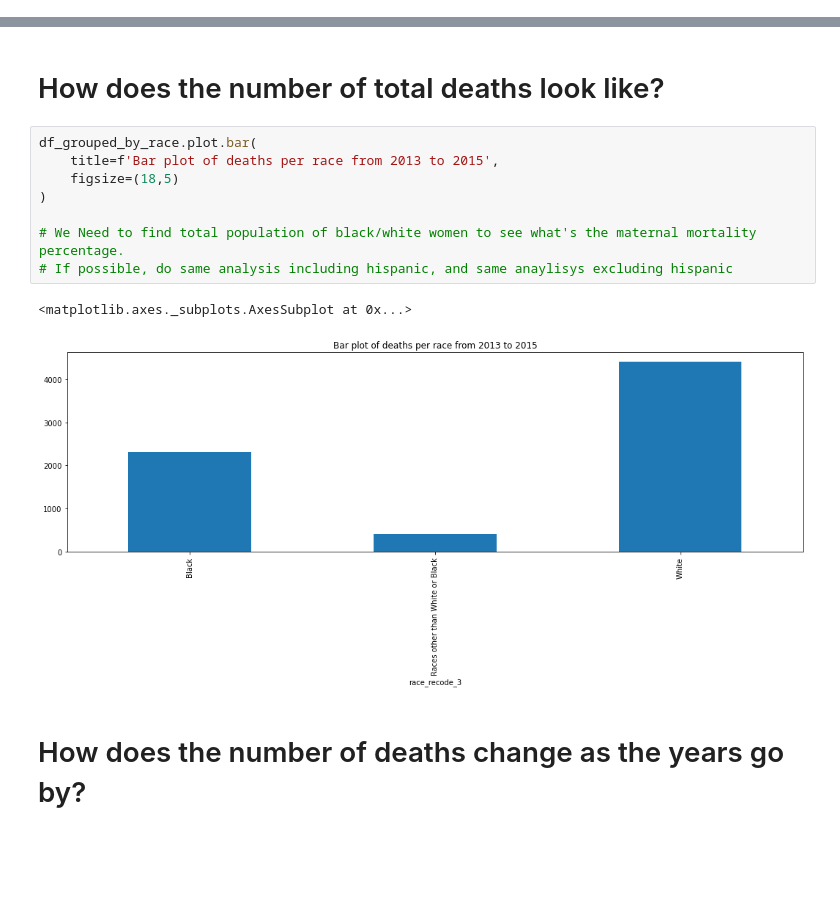
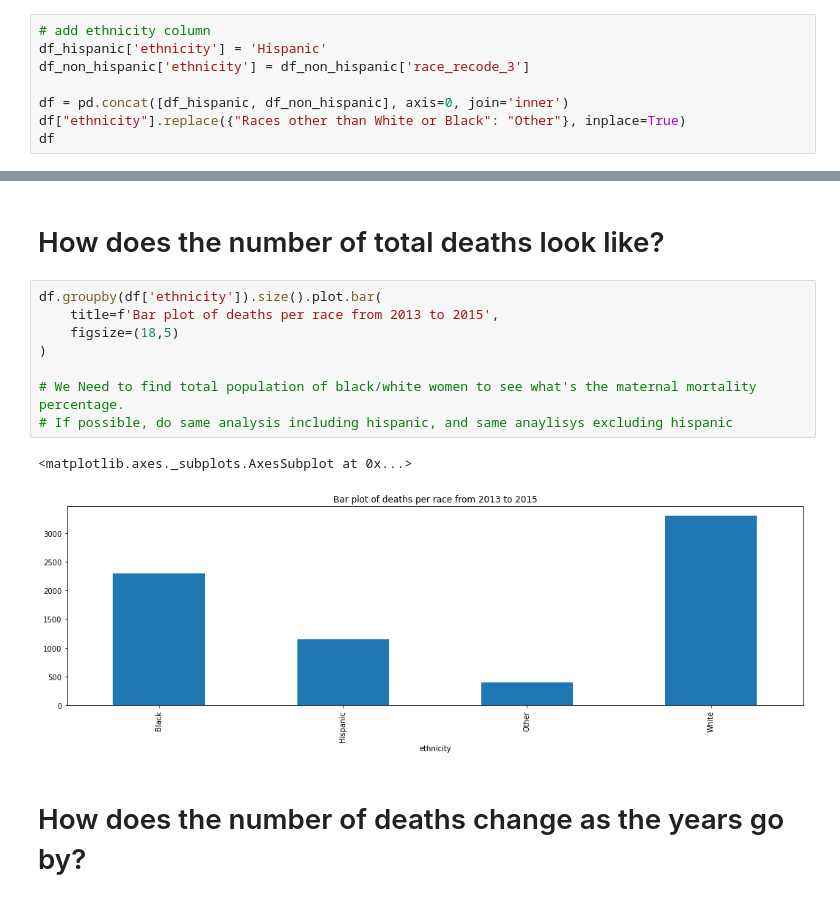
Before and after one commit to andrezafeu/maternal_mortality, a Jupyter notebook: EDA.ipynb, the cells around one changed output, grey strips where cells are left out. Saved outputs shown, nothing was run; the diff lists cells and outputs as text; blank space fills up the shorter version.

Commit message:
Add ethnicity column, update plots to use ethnicity

```diff
--- a/EDA.ipynb
+++ b/EDA.ipynb
@@ -88,0 +98,8 @@ Name: race_recode_3, dtype: object
+# %%
+# add ethnicity column
+df_hispanic['ethnicity'] = 'Hispanic'
+df_non_hispanic['ethnicity'] = df_non_hispanic['race_recode_3']
+
+df = pd.concat([df_hispanic, df_non_hispanic], axis=0, join='inner')
+df["ethnicity"].replace({"Races other than White or Black": "Other"}, inplace=True)
+df
@@ -165,16 +196,16 @@ dtype: int64
 # %% [markdown]
 # How does the number of total deaths look like?
 # %%
-df_grouped_by_race.plot.bar(
+df.groupby(df['ethnicity']).size().plot.bar(
     title=f'Bar plot of deaths per race from 2013 to 2015',
     figsize=(18,5)
 )
 
 # We Need to find total population of black/white women to see what's the maternal mortality percentage.
 # If possible, do same analysis including hispanic, and same anaylisys excluding hispanic
 # %% [output]
 <matplotlib.axes._subplots.AxesSubplot at 0x...>
-[figure, old version]
+[figure, new version]
 # %% [markdown]
 # How does the number of deaths change as the years go by?
 # %%
```
Also changed, not shown: parts of 51 cells of this notebook.
